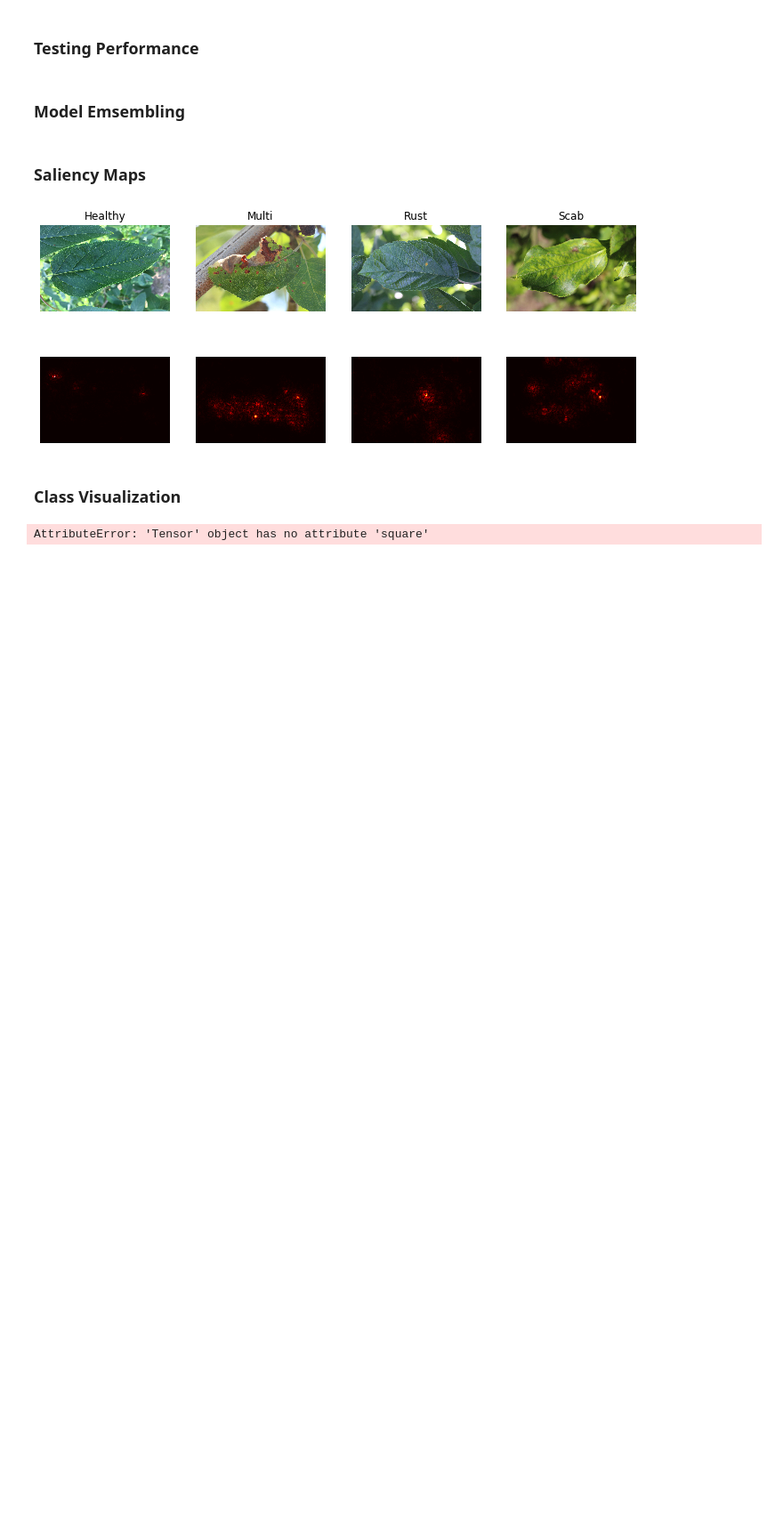
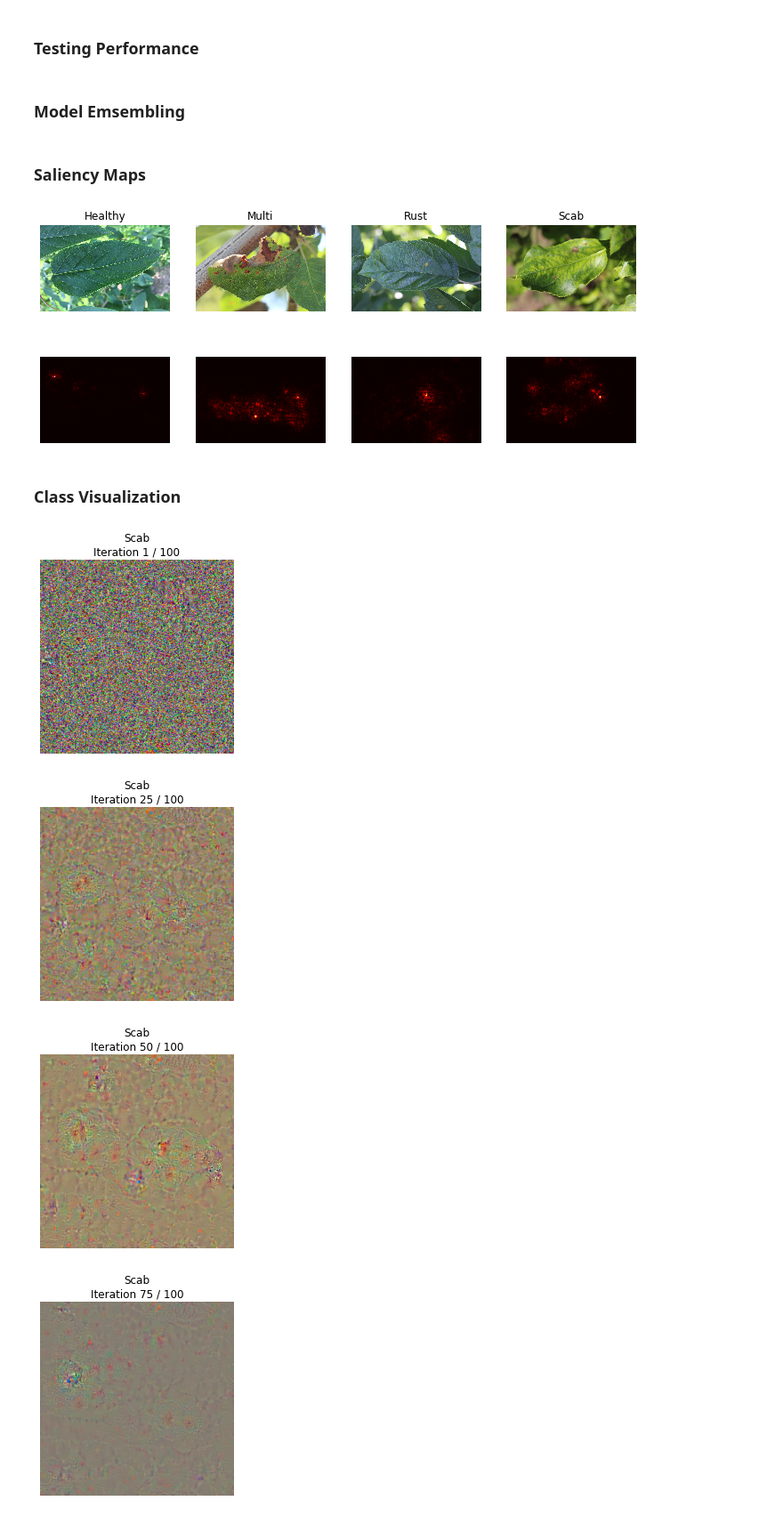
Before and after one commit to AnishWalawalkar/plant-pathology, a Jupyter notebook: Plant Pathology.ipynb, the cells around one changed output. Shown at 89% size. Drawn from its saved outputs; the diff is of its cells as text; code cells hidden in the pictures; blank space fills up the shorter version.

```diff
--- a/Plant Pathology.ipynb
+++ b/Plant Pathology.ipynb
@@ -314,7 +315,12 @@ show_saliency_maps(X, y, model, class_names)
 [figure]
 # %% [markdown]
 ### Class Visualization
+# %%
+model = get_densenet(train_labels, model_path='/home/anishwalawalkar/plant-pathology/model_checkpoints/DenseNet_epoch_29.pt')
 # %%
-create_class_visualization(y[0], model.to(device), torch.cuda.FloatTensor, class_names)
+create_class_visualization(y[3], model, device, class_names)
 # %% [output]
-AttributeError: 'Tensor' object has no attribute 'square'
+[figure, added]
+[figure, added]
+[figure, added]
+[figure, added]
```
Also changed, not shown: parts of 6 cells of this notebook, 3 other files.
